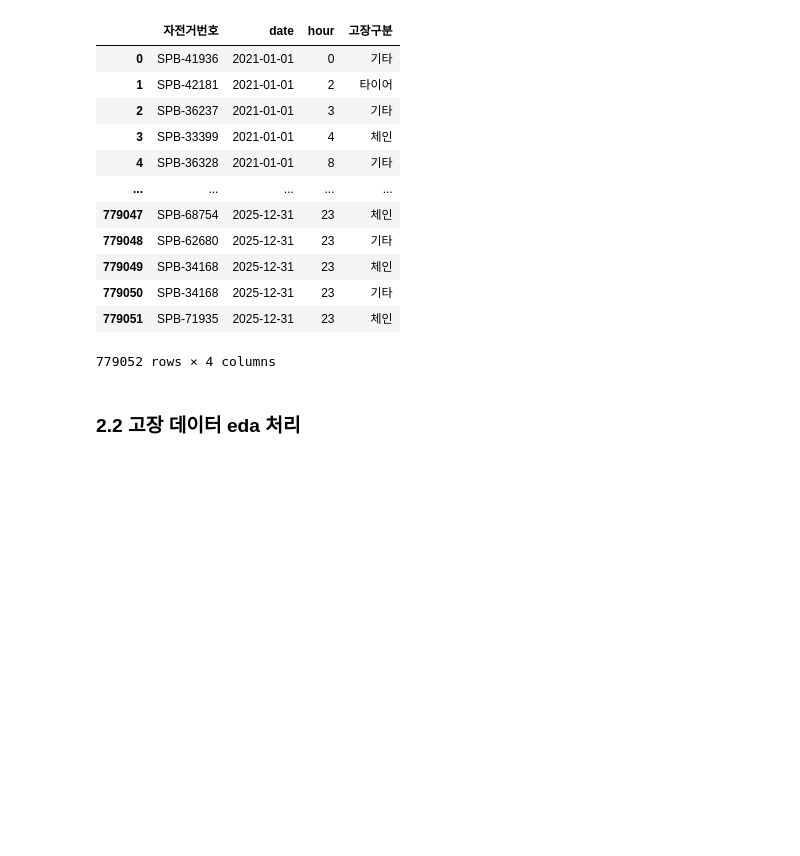
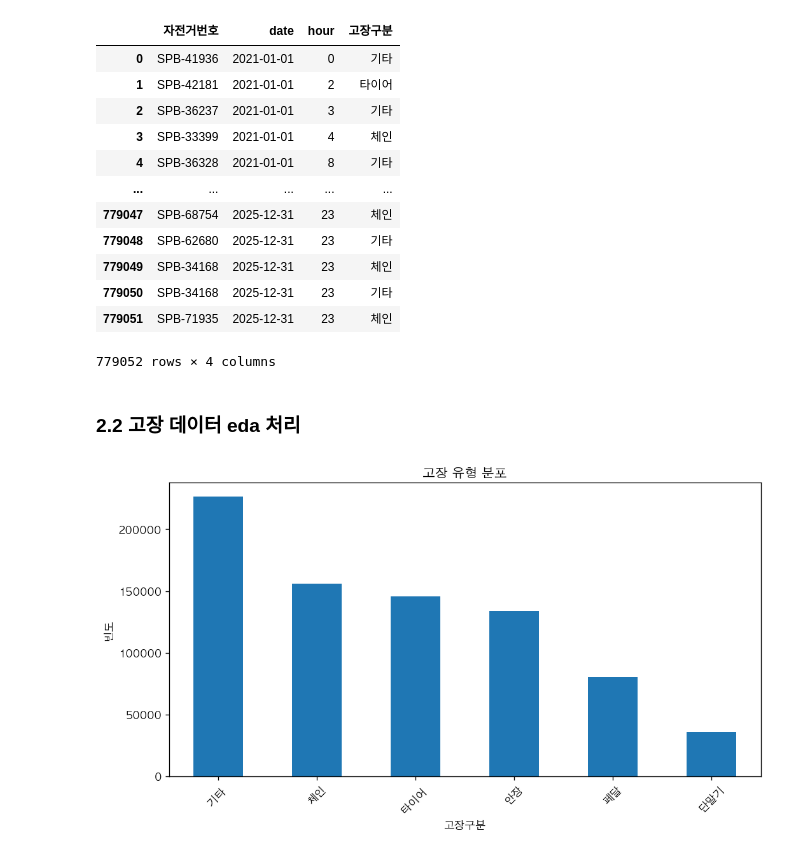
Before and after one commit to Jinx921/26-1_BITAmin_project, a Jupyter notebook: data_eda.ipynb, the cells around one changed output. Drawn from its saved outputs; the diff is of its cells as text; code cells hidden in the pictures; blank space fills up the shorter version.

```diff
--- a/data_eda.ipynb
+++ b/data_eda.ipynb
@@ -457,3 +457,13 @@ repair_all_2.to_parquet(
 )
 # %% [markdown]
 ### 2.2 고장 데이터 eda 처리
+# %%
+# 고장 분포 확인
+repair_all_2['고장구분'].value_counts().plot(kind='bar')
+plt.title('고장 유형 분포')
+plt.xlabel('고장구분')
+plt.ylabel('빈도')
+plt.xticks(rotation=45)
+plt.show()
+# %% [output]
+[figure, added]
```
Also changed, not shown: parts of 7 cells of this notebook.
